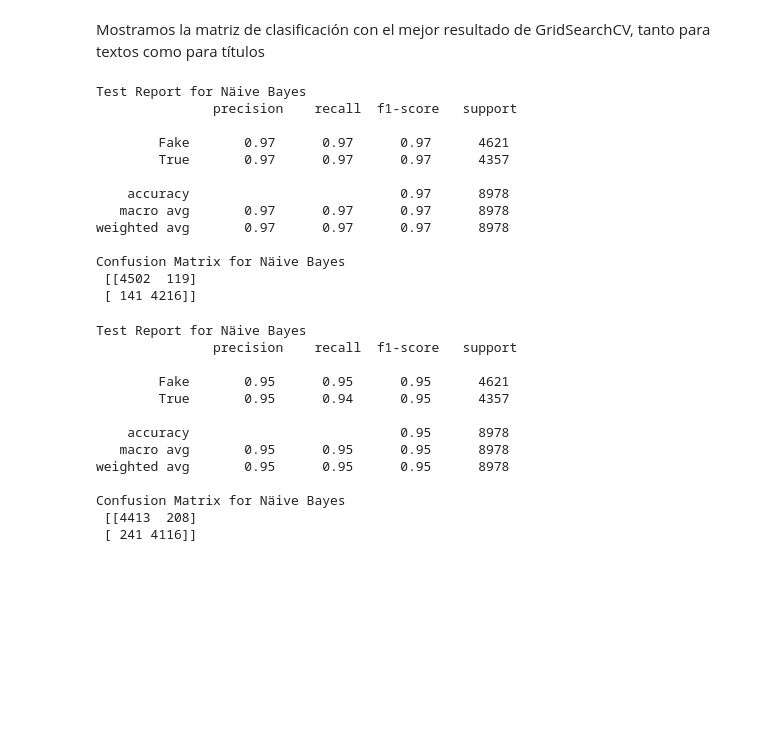
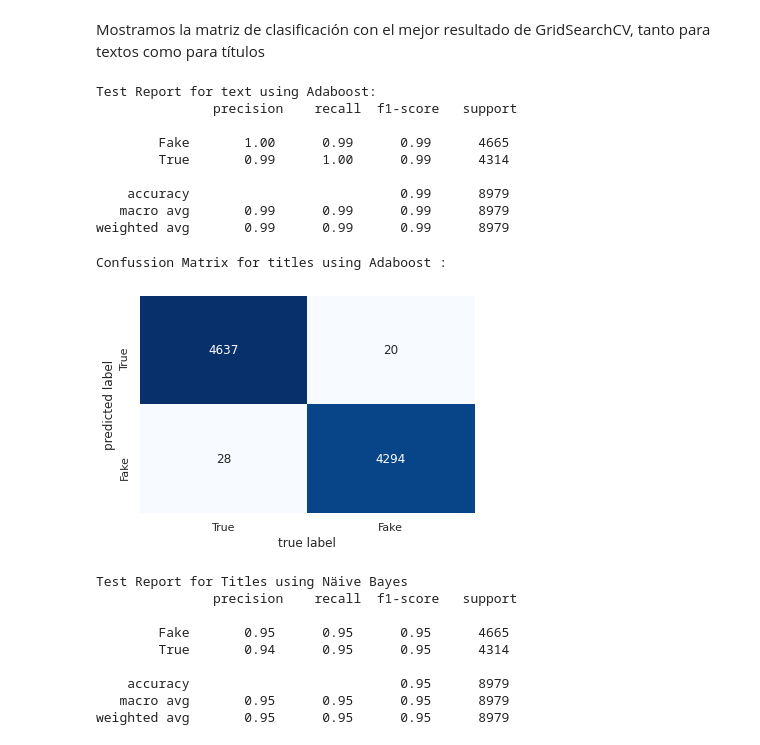
Before and after one commit to alejitro/proyecto_MLT_Grupo05, a Jupyter notebook: Proyecto MLT - Grupo 5.ipynb, the cells around one changed output. Saved outputs shown, nothing was run; the diff lists cells and outputs as text; code cells hidden in the pictures; blank space fills up the shorter version.

```diff
--- a/Proyecto MLT - Grupo 5.ipynb
+++ b/Proyecto MLT - Grupo 5.ipynb
@@ -626,16 +627,17 @@ Para el tratamiento de nuestros datos, tomamos la decisión de trabajar con text
 # %% [markdown]
 Con ayuda del GridSearch vamos a buscar la mejor combinación de hiperparámetros para el modelo con Textos
 # %%
-from sklearn.svm import SVC
 from sklearn.ensemble import BaggingClassifier, RandomForestClassifier, AdaBoostClassifier
-from sklearn.model_selection import GridSearchCV
 
 parameters = [
-    {
-        'transform': (TfidfVectorizer(stop_words='english'), CountVectorizer(stop_words='english')),
-        'clf': (BernoulliNB(),),
-        'clf__alpha': (1, 0.1, 0.01, 0.001, 0.0001, 0.00001),
-    }
+        {'transform': (TfidfVectorizer(stop_words='english'), CountVectorizer(stop_words='english')),
+         'clf': (BernoulliNB(),),
+         'clf__alpha': (1, 0.1, 0.01, 0.001, 0.0001, 0.00001)
+        },
+        {'transform': (TfidfVectorizer(stop_words='english'), CountVectorizer(stop_words='english')),
+         'clf': (RandomForestClassifier(),AdaBoostClassifier()),
+         'clf__n_estimators': (10,20,50)
+        },
 ]
 grid_search_text = GridSearchCV(pipe, param_grid=parameters,verbose = 20,n_jobs=-1,error_score=0.0)
 grid_search_text.fit(X_train_text,y_train_text)
@@ -785,38 +751,41 @@ from sklearn.metrics import classification_report, confusion_matrix, plot_precis
 
 report_NB_GS_text = classification_report(y_test_text, y_pred_gs_text)
 
-print("Test Report for Näive Bayes\n", report_NB_GS_text)
-print("Confusion Matrix for Näive Bayes\n", confusion_matrix(y_test_text, y_pred_gs_text))
+print("Test Report for text using Adaboost: \n", report_NB_GS_text)
+#print("Confusion Matrix for Näive Bayes\n", confusion_matrix(y_test_text, y_pred_gs_text))
 # %% [output]
-Test Report for Näive Bayes
+Test Report for text using Adaboost:
                precision    recall  f1-score   support
 
-        Fake       0.97      0.97      0.97      4621
-        True       0.97      0.97      0.97      4357
+        Fake       1.00      0.99      0.99      4665
+        True       0.99      1.00      0.99      4314
 
-    accuracy                           0.97      8978
-   macro avg       0.97      0.97      0.97      8978
-weighted avg       0.97      0.97      0.97      8978
-
-Confusion Matrix for Näive Bayes
- [[4502  119]
- [ 141 4216]]
+    accuracy                           0.99      8979
+   macro avg       0.99      0.99      0.99      8979
+weighted avg       0.99      0.99      0.99      8979
+# %%
+import seaborn as sns; sns.set()
+mat_test = confusion_matrix(y_test_text, y_pred_gs_text)
+print("Confussion Matrix for titles using Adaboost : \n")
+sns.heatmap(mat_test.T, square=False, annot=True, cmap='Blues',fmt='d', cbar=False,
+            xticklabels=total_news_df['category'].unique(),
+            yticklabels=total_news_df['category'].unique())
+plt.xlabel('true label')
+plt.ylabel('predicted label');
+# %% [output]
+Confussion Matrix for titles using Adaboost :
+[figure, added]
 # %%
 report_NB_GS_title = classification_report(y_test_title, y_pred_gs_title)
 
-print("Test Report for Näive Bayes\n", report_NB_GS_title)
-print("Confusion Matrix for Näive Bayes\n", confusion_matrix(y_test_title, y_pred_gs_title))
+print("Test Report for Titles using Näive Bayes\n", report_NB_GS_title)
 # %% [output]
-Test Report for Näive Bayes
+Test Report for Titles using Näive Bayes
                precision    recall  f1-score   support
 
-        Fake       0.95      0.95      0.95      4621
-        True       0.95      0.94      0.95      4357
+        Fake       0.95      0.95      0.95      4665
+        True       0.94      0.95      0.95      4314
 
-    accuracy                           0.95      8978
-   macro avg       0.95      0.95      0.95      8978
-weighted avg       0.95      0.95      0.95      8978
-
-Confusion Matrix for Näive Bayes
- [[4413  208]
- [ 241 4116]]
+    accuracy                           0.95      8979
+   macro avg       0.95      0.95      0.95      8979
+weighted avg       0.95      0.95      0.95      8979
```
Also changed, not shown: parts of 24 cells of this notebook, 1 other file.
